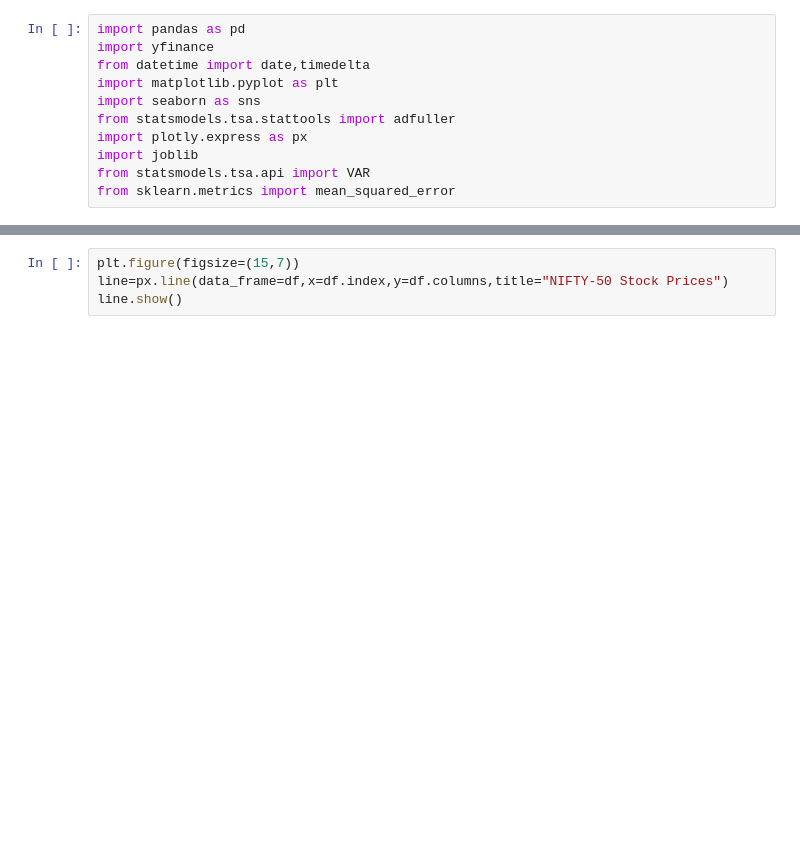
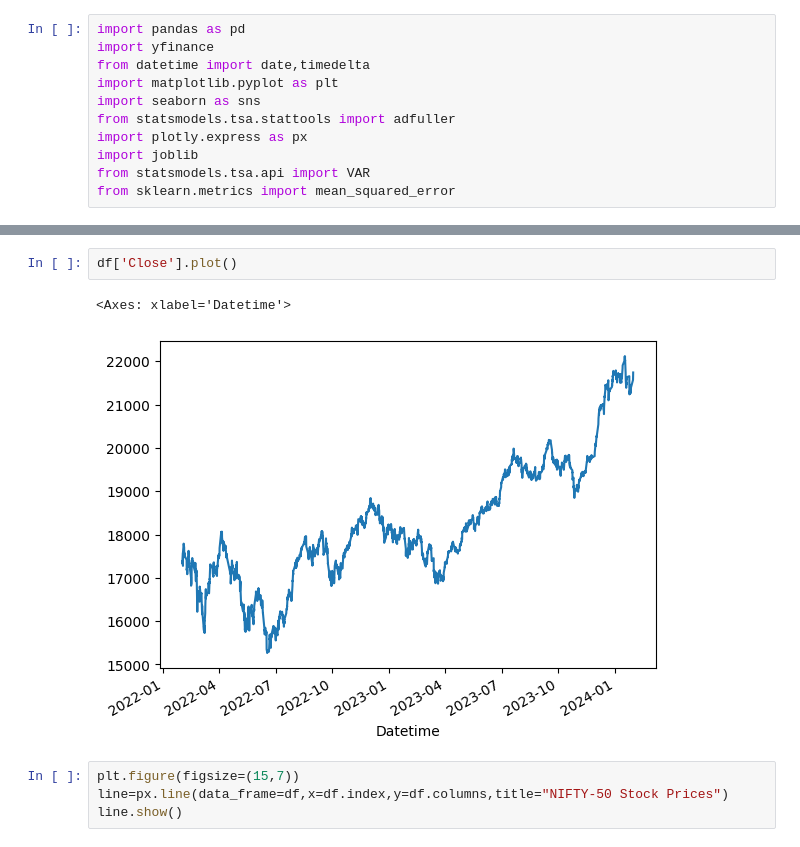
Before and after one commit to AIOnGraph/Nifty-stock-market-data-prediction, a Jupyter notebook: main.ipynb, the cells around one changed output, grey strips where cells are left out. Drawn from its saved outputs; the diff is of its cells as text; blank space fills up the shorter version.

```diff
--- a/main.ipynb
+++ b/main.ipynb
@@ -33,3 +43,8 @@ df.head()
+# %%
+df['Close'].plot()
+# %% [output]
+<Axes: xlabel='Datetime'>
+[figure, added]
 # %%
 plt.figure(figsize=(15,7))
 line=px.line(data_frame=df,x=df.index,y=df.columns,title="NIFTY-50 Stock Prices")
```
Also changed, not shown: parts of 7 cells of this notebook, 2 other files.
